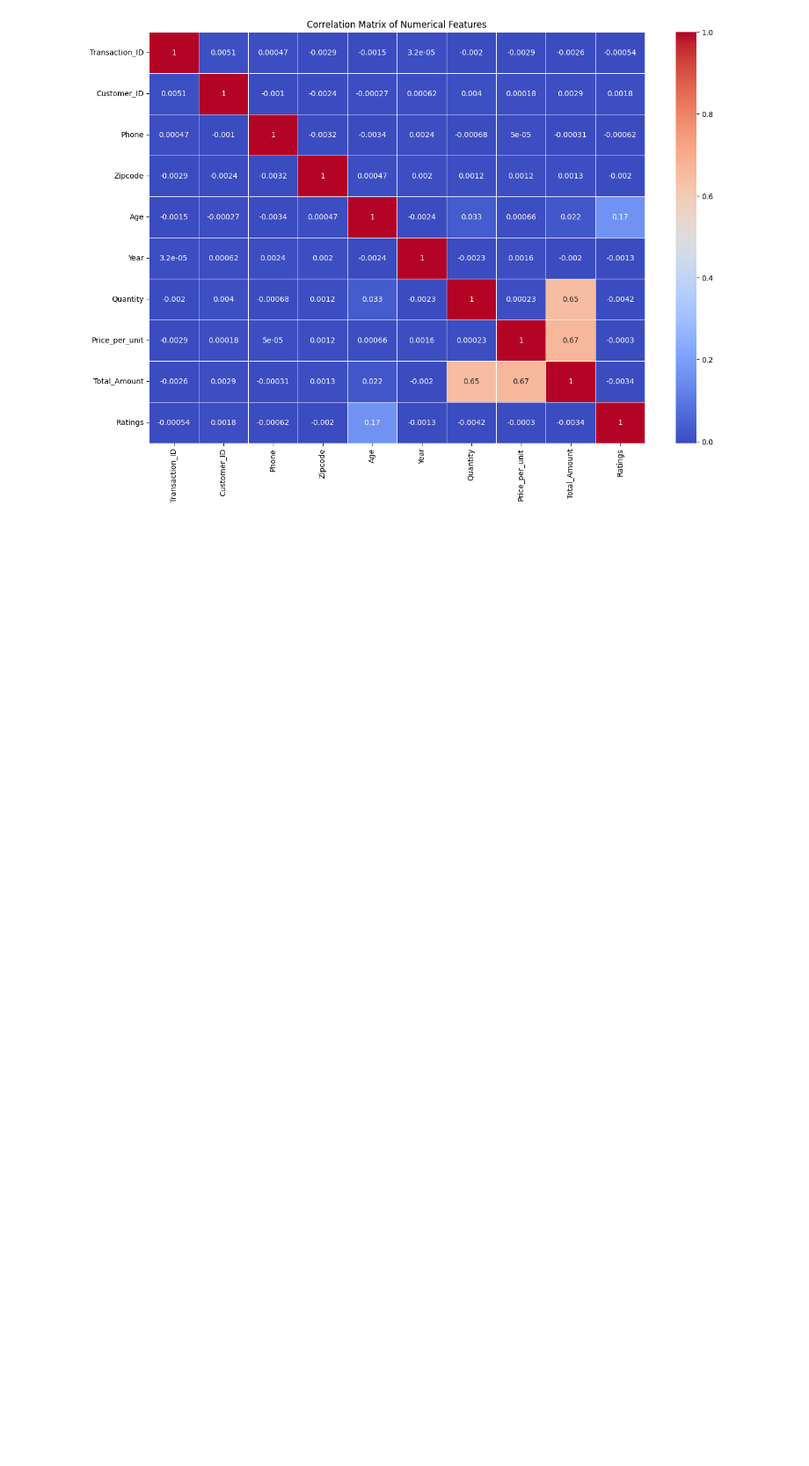
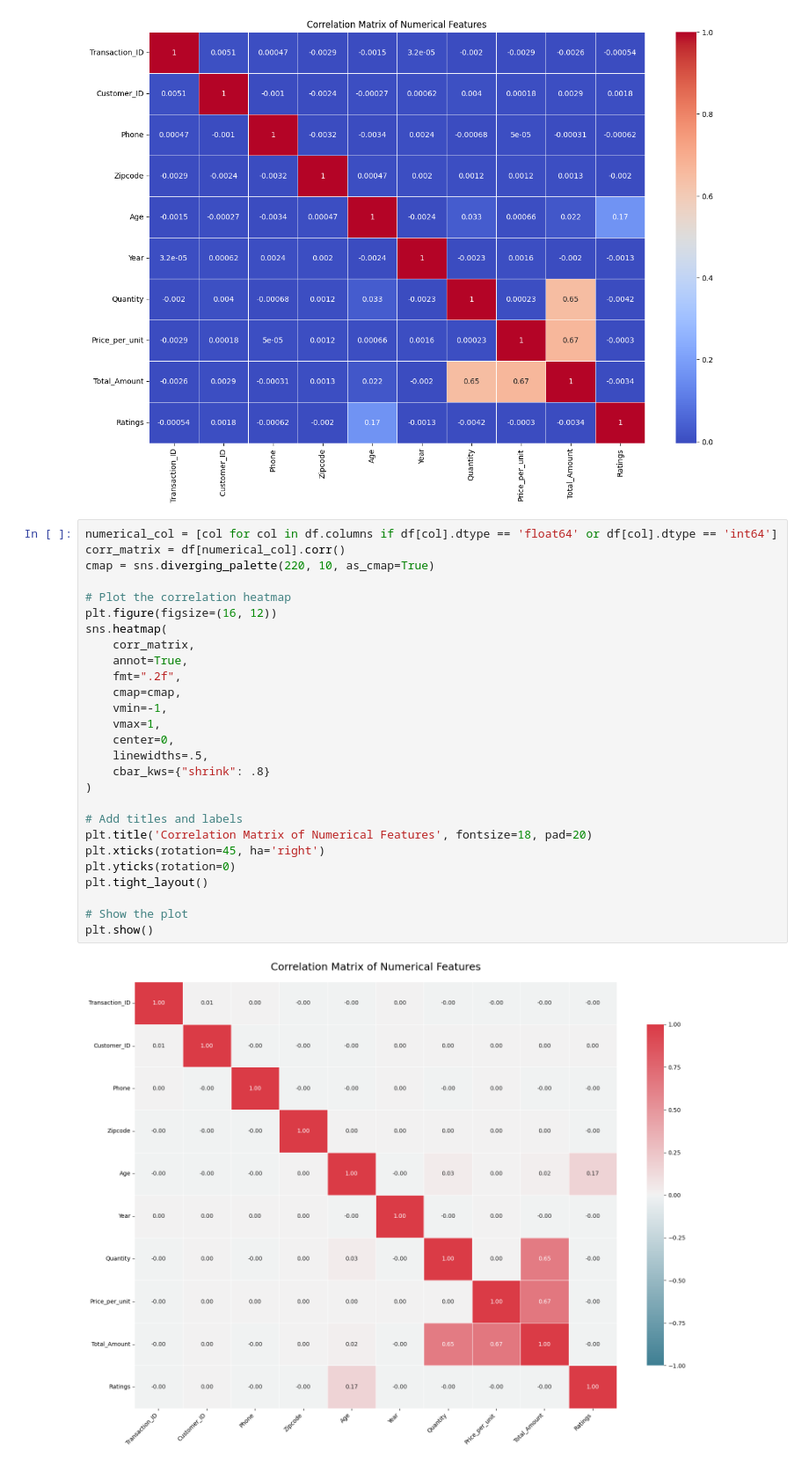
Before and after one commit to MohkamPreet/Sales-Data-Analysis, a Jupyter notebook: EDA.ipynb, the cells around one changed output. Shown at 88% size. Cells and saved outputs as stored; diff of their text form; blank space fills up the shorter version.

Commit message:
EDA and Visualisation

```diff
--- a/EDA.ipynb
+++ b/EDA.ipynb
@@ -65,3 +65,32 @@ plt.title('Correlation Matrix of Numerical Features')
 plt.show()
 # %% [output]
 [figure]
+# %%
+numerical_col = [col for col in df.columns if df[col].dtype == 'float64' or df[col].dtype == 'int64']
+corr_matrix = df[numerical_col].corr()
+cmap = sns.diverging_palette(220, 10, as_cmap=True)
+
+# Plot the correlation heatmap
+plt.figure(figsize=(16, 12))
+sns.heatmap(
+    corr_matrix,
+    annot=True,
+    fmt=".2f",
+    cmap=cmap,
+    vmin=-1,
+    vmax=1,
+    center=0,
+    linewidths=.5,
+    cbar_kws={"shrink": .8}
+)
+
+# Add titles and labels
+plt.title('Correlation Matrix of Numerical Features', fontsize=18, pad=20)
+plt.xticks(rotation=45, ha='right')
+plt.yticks(rotation=0)
+plt.tight_layout()
+
+# Show the plot
+plt.show()
+# %% [output]
+[figure, added]
```
Also changed, not shown: parts of 9 cells of this notebook.
